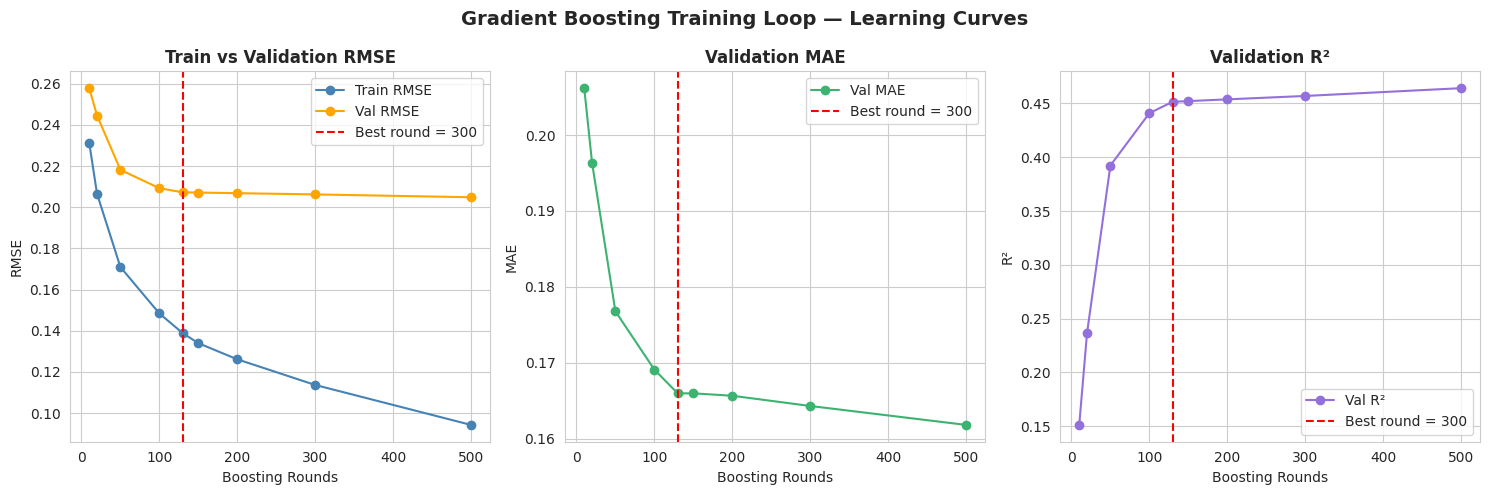
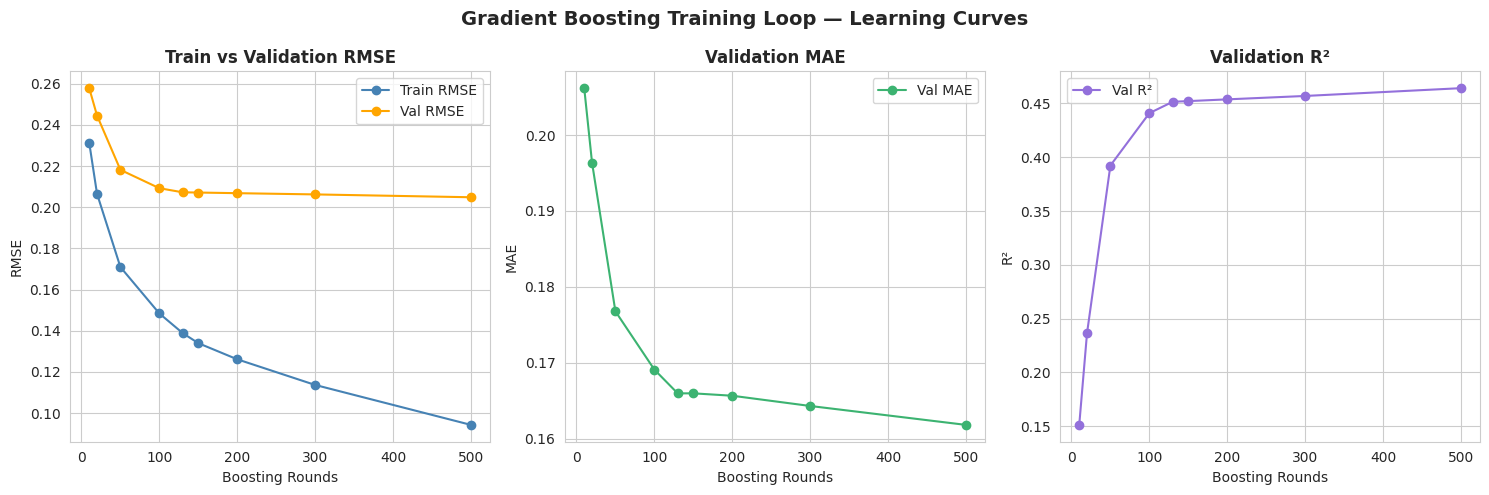
Unified diff of the notebook cell whose output changed from the first chart to the second:
--- before
+++ after
@@ -7,5 +7,4 @@
 axes[0].plot(history_df['Boosting Rounds'], history_df['Val RMSE'],
              marker='o', label='Val RMSE', color='orange')
-axes[0].axvline(130, color='red', linestyle='--', label='Best round = 300')
 axes[0].set_title('Train vs Validation RMSE', fontweight='bold')
 axes[0].set_xlabel('Boosting Rounds')
@@ -17,5 +16,4 @@
 axes[1].plot(history_df['Boosting Rounds'], history_df['Val MAE'],
              marker='o', color='mediumseagreen', label='Val MAE')
-axes[1].axvline(130, color='red', linestyle='--', label='Best round = 300')
 axes[1].set_title('Validation MAE', fontweight='bold')
 axes[1].set_xlabel('Boosting Rounds')
@@ -27,5 +25,4 @@
 axes[2].plot(history_df['Boosting Rounds'], history_df['Val R2'],
              marker='o', color='mediumpurple', label='Val R²')
-axes[2].axvline(130, color='red', linestyle='--', label='Best round = 300')
 axes[2].set_title('Validation R²', fontweight='bold')
 axes[2].set_xlabel('Boosting Rounds')

Commit: Created using Colab